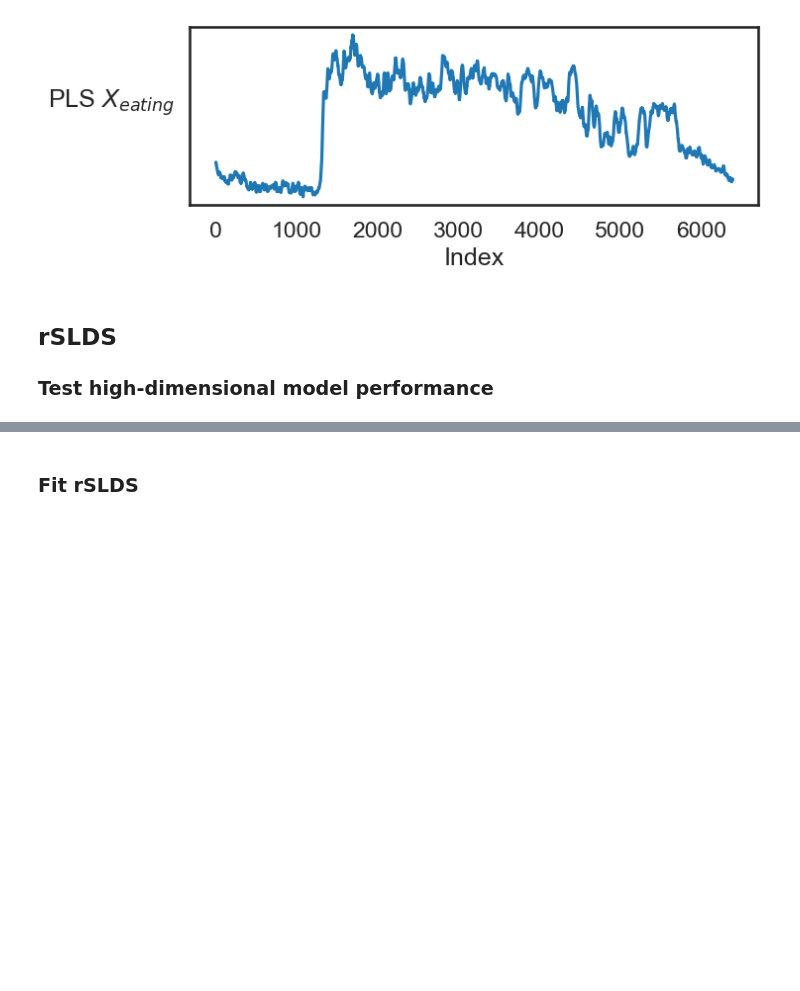
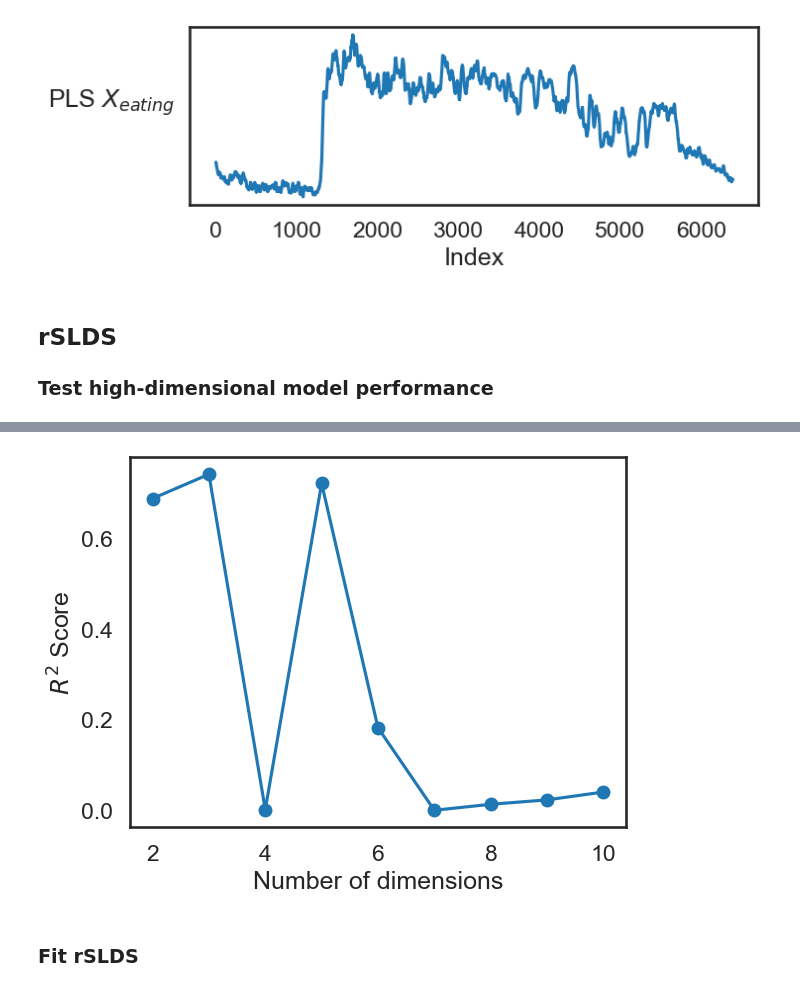
Before and after one commit to CharlesXu-Jingyue/DJA_FallRotation, a Jupyter notebook: DJA_HangryMice/rSLDS_HangryMice_fasted.ipynb, the cells around one changed output, grey strips where cells are left out. Drawn from its saved outputs; the diff is of its cells as text; code cells hidden in the pictures; blank space fills up the shorter version.

```diff
--- a/DJA_HangryMice/rSLDS_HangryMice_fasted.ipynb
+++ b/DJA_HangryMice/rSLDS_HangryMice_fasted.ipynb
@@ -555,7 +555,7 @@ plt.show()
 # %% [markdown]
 ## Import data
 # %%
-mouse = 'M2'
+mouse = 'M1'
 # %%
 # import rSLDS data
 # Behavior index:
@@ -765,61 +765,62 @@ R^2: 0.7337296656534094
 
 ### Test high-dimensional model performance
 # %%
-# # Define parameters
-# rSLDSdata = neuraldata
-# K = 3 # number of discrete states
-# D_latents = range(2, 11)
-# D_obs = rSLDSdata.shape[1] # number of observed dimensions (N)
+# Define parameters
+rSLDSdata = neuraldata
+K = 3 # number of discrete states
+D_latents = range(2, 11)
+D_obs = rSLDSdata.shape[1] # number of observed dimensions (N)
 
-# r2_values = []
+r2_values = []
 
-# # Iterate over the range of latent dimensions
-# for D_latent in D_latents:
-#     print(f"Fitting SLDS with Laplace-EM with {D_latent} latent dimensions")
+# Iterate over the range of latent dimensions
+for D_latent in D_latents:
+    print(f"Fitting SLDS with Laplace-EM with {D_latent} latent dimensions")
 
-#     rslds = ssm.SLDS(D_obs, K, D_latent,
-#                      transitions="recurrent_only",
-#                      dynamics="gaussian",
-#                      emissions="gaussian",
-#                      single_subspace=True,
-#                      dynamics_kwargs=dict(l2_penalty_A=100),
-#                      transitions_kwargs=dict(l2_penalty=500))
+    rslds = ssm.SLDS(D_obs, K, D_latent,
+                     transitions="recurrent_only",
+                     dynamics="gaussian",
+                     emissions="gaussian",
+                     single_subspace=True,
+                     dynamics_kwargs=dict(l2_penalty_A=100),
+                     transitions_kwargs=dict(l2_penalty=500))
 
-#     rslds.initialize(rSLDSdata)
+    rslds.initialize(rSLDSdata)
 
-#     q_elbos_lem, q_lem = rslds.fit(rSLDSdata, method="laplace_em",
-#                                    variational_posterior="structured_meanfield",
-#                                    initialize=False, num_iters=150, alpha=0.9)
+    q_elbos_lem, q_lem = rslds.fit(rSLDSdata, method="laplace_em",
+                                   variational_posterior="structured_meanfield",
+                                   initialize=False, num_iters=150, alpha=0.9)
 
-#     xhat_lem = q_lem.mean_continuous_states[0] # Get the posterior mean of the continuous states
-#     zhat_lem = rslds.most_likely_states(xhat_lem, rSLDSdata) # Get the most likely states
-#     rslds.q_elbos_lem = q_elbos_lem
-#     rslds.xhat_lem = xhat_lem
-#     rslds.zhat_lem = zhat_lem
+    xhat_lem = q_lem.mean_continuous_states[0] # Get the posterior mean of the continuous states
+    zhat_lem = rslds.most_likely_states(xhat_lem, rSLDSdata) # Get the most likely states
+    rslds.q_elbos_lem = q_elbos_lem
+    rslds.xhat_lem = xhat_lem
+    rslds.zhat_lem = zhat_lem
 
-#     rslds_lem = copy.deepcopy(rslds) # Store rslds
+    rslds_lem = copy.deepcopy(rslds) # Store rslds
 
-#     # Calculate model prediction
-#     startpoint = 1
-#     xinitial = xhat_lem[startpoint,:]
-#     pred_x = [xinitial]
+    # Calculate model prediction
+    startpoint = 1
+    xinitial = xhat_lem[startpoint,:]
+    pred_x = [xinitial]
 
-#     for t in range(startpoint, len(xhat_lem)):
-#         state_id = zhat_lem[t]
-#         x_calc = pred_x[t-startpoint].dot(rslds_lem.dynamics.As[state_id,:,:].T) + rslds_lem.dynamics.bs[state_id,:]
-#         pred_x.append(x_calc)
+    for t in range(startpoint, len(xhat_lem)):
+        state_id = zhat_lem[t]
+        x_calc = pred_x[t-startpoint].dot(rslds_lem.dynamics.As[state_id,:,:].T) + rslds_lem.dynamics.bs[state_id,:]
+        pred_x.append(x_calc)
 
-#     pred_x_arr = np.array(pred_x)
+    pred_x_arr = np.array(pred_x)
 
-#     # Calculate the r-squared value
-#     resdim1 = stats.linregress(xhat_lem[:,0], pred_x_arr[:,0])
-#     resdim2 = stats.linregress(xhat_lem[:,1], pred_x_arr[:,1])
-#     r2 = (resdim1.rvalue**2 + resdim2.rvalue**2)/2
-#     r2_values.append(r2)
+    # Calculate the r-squared value
+    resdim1 = stats.linregress(xhat_lem[:,0], pred_x_arr[:,0])
+    resdim2 = stats.linregress(xhat_lem[:,1], pred_x_arr[:,1])
+    r2 = (resdim1.rvalue**2 + resdim2.rvalue**2)/2
+    r2_values.append(r2)
 
-# # Plot the r-squared values over the number of dimensions
-# plt.plot(D_latents, r2_values, marker='o')
-# plt.xlabel('Number of dimensions')
-# plt.ylabel('$R^2$ Score')
+# Plot the r-squared values over the number of dimensions
+plt.plot(D_latents, r2_values, marker='o')
+plt.xlabel('Number of dimensions')
+plt.ylabel('$R^2$ Score')
 
-# # plt.savefig('figures/R2_2-10_M2.svg')
+# plt.savefig('figures/R2_2-10_M2.svg')
+# %% [output]
@@ -826,3 +837,4 @@ R^2: 0.7337296656534094
+[figure, added]
 # %% [markdown]
 ### Fit rSLDS
 # %%
```
Also changed, not shown: parts of 3 cells of this notebook.
